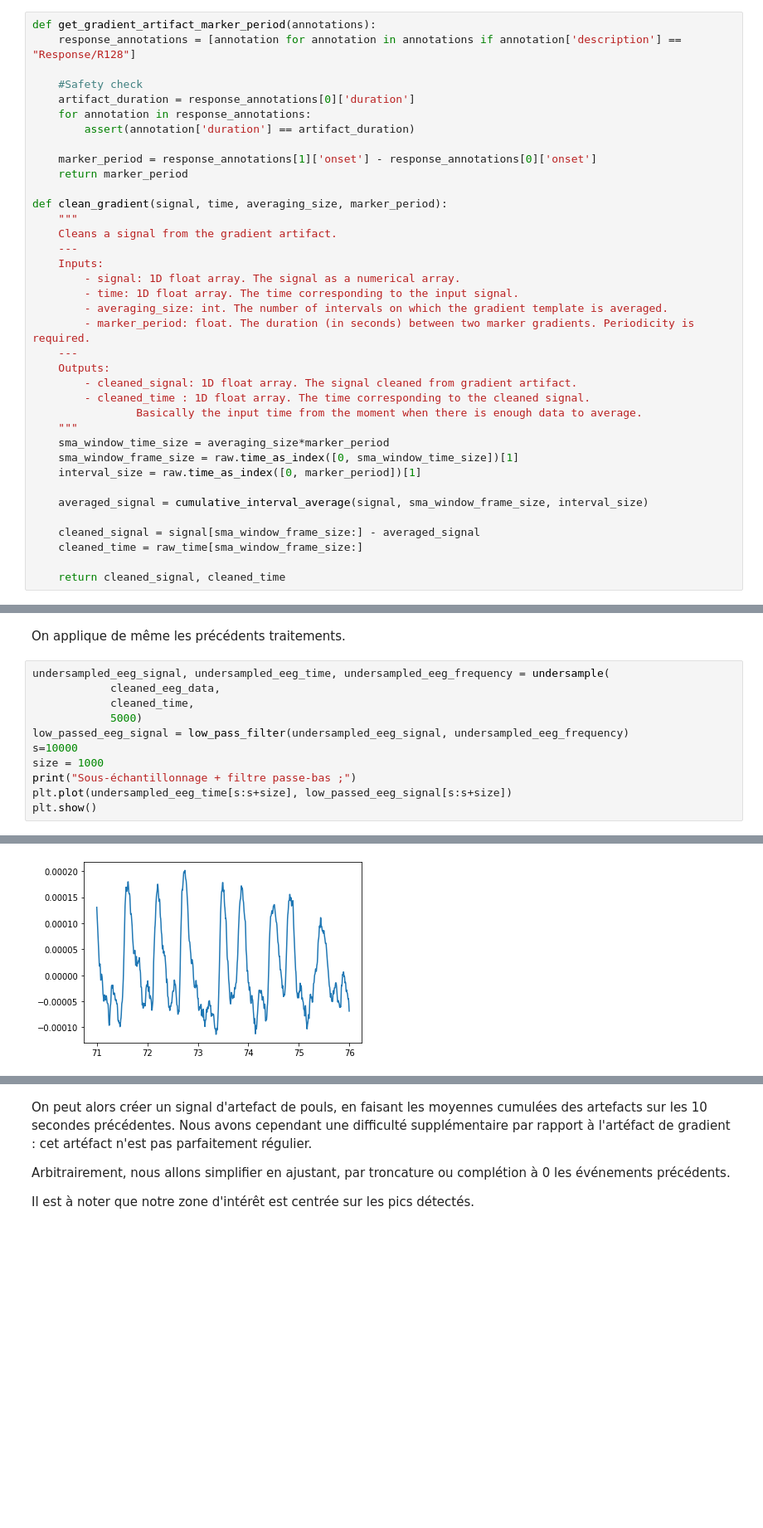
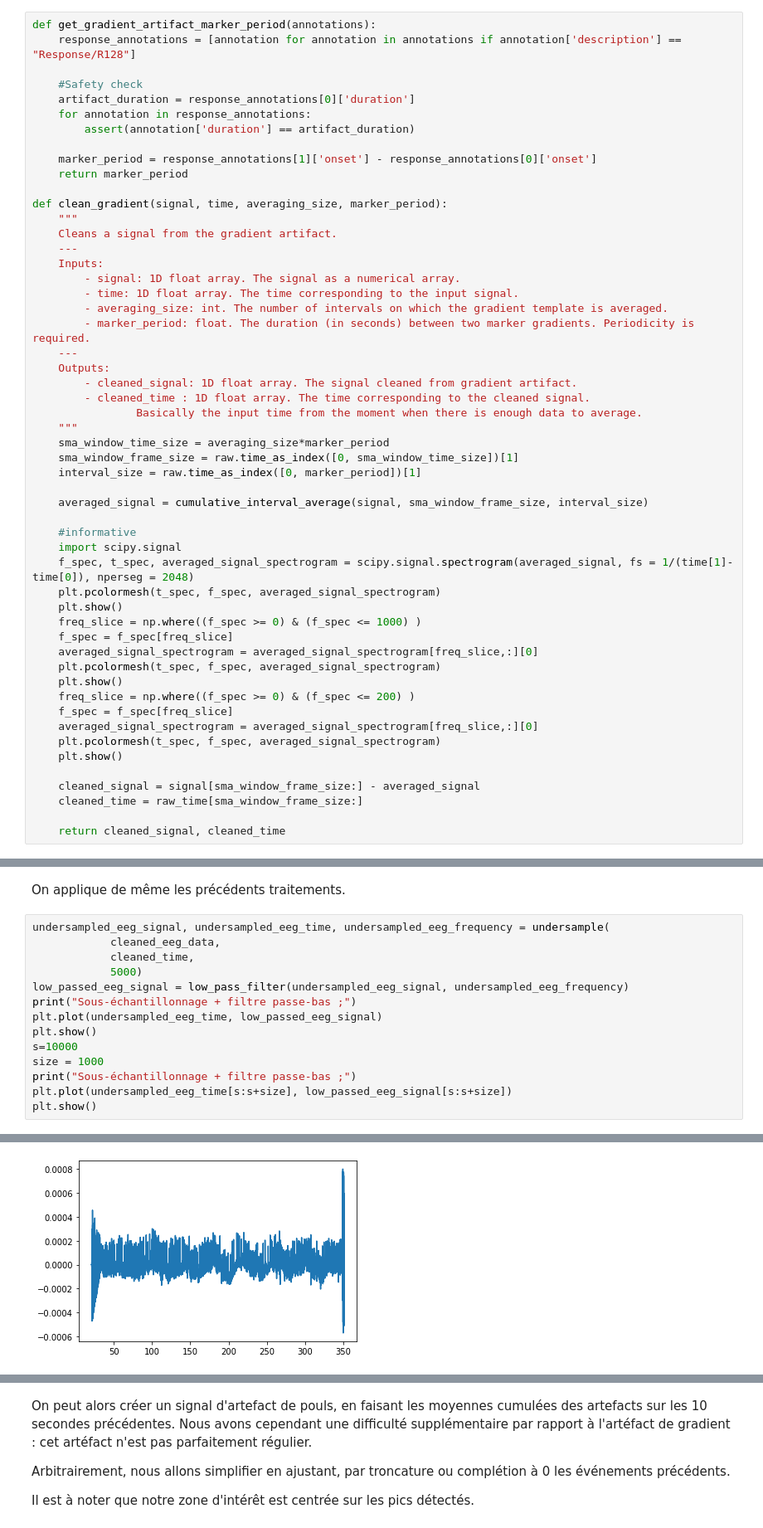
Before and after one commit to MaximeCaute/TraitementSignauxEEG, a Jupyter notebook: Notebooks/PreTraitementDonnees.ipynb, the cells around one changed output, grey strips where cells are left out. Shown at 83% size. Cells and saved outputs as stored; diff of their text form; blank space fills up the shorter version.

```diff
--- a/Notebooks/PreTraitementDonnees.ipynb
+++ b/Notebooks/PreTraitementDonnees.ipynb
@@ -218,6 +218,22 @@ def clean_gradient(signal, time, averaging_size, marker_period):
 
     averaged_signal = cumulative_interval_average(signal, sma_window_frame_size, interval_size)
 
+    #informative
+    import scipy.signal
+    f_spec, t_spec, averaged_signal_spectrogram = scipy.signal.spectrogram(averaged_signal, fs = 1/(time[1]-time[0]), nperseg = 2048)
+    plt.pcolormesh(t_spec, f_spec, averaged_signal_spectrogram)
+    plt.show()
+    freq_slice = np.where((f_spec >= 0) & (f_spec <= 1000) )
+    f_spec = f_spec[freq_slice]
+    averaged_signal_spectrogram = averaged_signal_spectrogram[freq_slice,:][0]
+    plt.pcolormesh(t_spec, f_spec, averaged_signal_spectrogram)
+    plt.show()
+    freq_slice = np.where((f_spec >= 0) & (f_spec <= 200) )
+    f_spec = f_spec[freq_slice]
+    averaged_signal_spectrogram = averaged_signal_spectrogram[freq_slice,:][0]
+    plt.pcolormesh(t_spec, f_spec, averaged_signal_spectrogram)
+    plt.show()
+
     cleaned_signal = signal[sma_window_frame_size:] - averaged_signal
     cleaned_time = raw_time[sma_window_frame_size:]
 
@@ -646,14 +681,17 @@ On applique de même les précédents traitements.
 # %%
 undersampled_eeg_signal, undersampled_eeg_time, undersampled_eeg_frequency = undersample(
             cleaned_eeg_data,
             cleaned_time,
             5000)
 low_passed_eeg_signal = low_pass_filter(undersampled_eeg_signal, undersampled_eeg_frequency)
+print("Sous-échantillonnage + filtre passe-bas ;")
+plt.plot(undersampled_eeg_time, low_passed_eeg_signal)
+plt.show()
 s=10000
 size = 1000
 print("Sous-échantillonnage + filtre passe-bas ;")
 plt.plot(undersampled_eeg_time[s:s+size], low_passed_eeg_signal[s:s+size])
 plt.show()
 # %% [output]
 Sous-échantillonnage + filtre passe-bas ;
-[figure, old version]
+[figure, new version]
```
Also changed, not shown: parts of 15 cells of this notebook, 1 other file.
